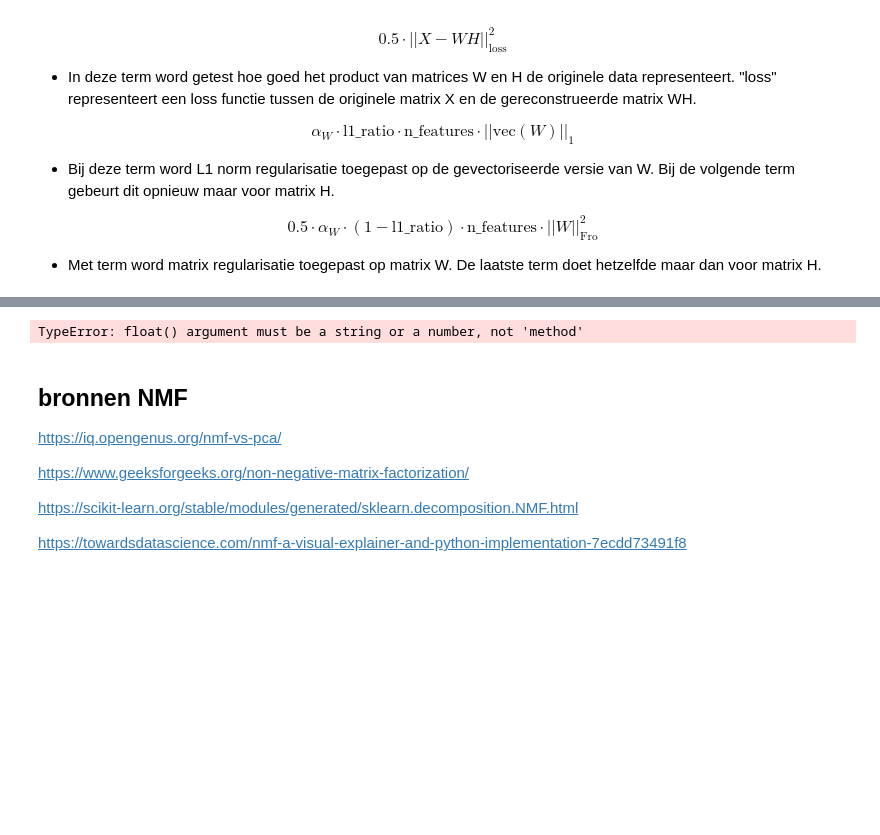
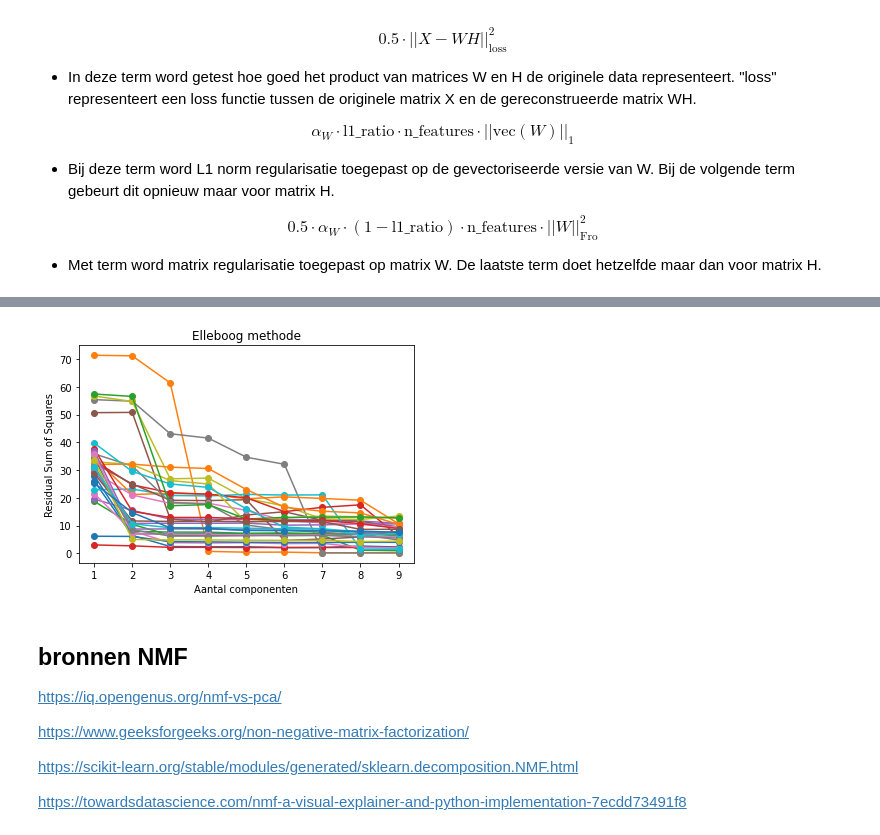
Before and after one commit to BJHeemskerk/MachineLearning, a Jupyter notebook: Muziek/Opdracht 3_final.ipynb, the cells around one changed output, grey strips where cells are left out. Drawn from its saved outputs; the diff is of its cells as text; code cells hidden in the pictures; blank space fills up the shorter version.

```diff
--- a/Muziek/Opdracht 3_final.ipynb
+++ b/Muziek/Opdracht 3_final.ipynb
@@ -1830,3 +1830,15 @@ Wiskundige uitleg:
 
  $$0.5 \cdot \alpha_W \cdot (1 - \text{l1\_ratio}) \cdot \text{n\_features} \cdot ||W||_{\text{Fro}}^2$$
 - Met term word matrix regularisatie toegepast op matrix W. De laatste term doet hetzelfde maar dan voor matrix H.
+# %%
+# Omdat nmf niet gebruikt kan worden met negatieve waardes moeten we eerst zorgen
+# dat we alleen maar positieve data hebben.
+
+nmfdf = scdf.copy()
+
+nmfdf[nmfdf < 0] = 0
+
+# Fill NaN values with zero
+nmfdf = nmfdf.fillna(0)
+
+nmfdf.head()
@@ -1833,22 +1854,27 @@ Wiskundige uitleg:
 # %%
 # Hier word bepaald hoeveel componenten we gebruiken voor NMF
 components_range = range(1, 10)
-explained_variances = []
+residual_sums_of_squares = []
 
-# loop om de range van componenten te controleren
+# Loop om range van componenten te checken
 for n_components in components_range:
     nmf_model = NMF(n_components=n_components)
-    nmf_result = nmf_model.fit_transform(dfNMF)
-    explained_variances.append(nmf_model.explained_variance_ratio_.sum())
+    nmf_result = nmf_model.fit_transform(nmfdf)
 
-# plot om te zien wat het beste aantal componenten is
-plt.plot(components_range, explained_variances, marker='o')
+    reconstructed_data = np.dot(nmf_result, nmf_model.components_)
+
+    rss = np.sum((nmfdf - reconstructed_data) ** 2)
+
+    residual_sums_of_squares.append(rss)
+
+# Plot om het optimate aantal componenten te bepalen
+plt.plot(components_range, residual_sums_of_squares, marker='o')
 plt.xlabel('Aantal componenten')
-plt.ylabel('Variantie')
-plt.title('Elleboog methode NMF')
+plt.ylabel('Residual Sum of Squares')
+plt.title('Elleboog methode')
 plt.show()
 # %% [output]
-TypeError: float() argument must be a string or a number, not 'method'
+[figure, added]
 # %%
 # Omdat het dataframe op dit punt nog veranderd, hebben er voor gekozen om een functie aan te maken voor het toepassen van NMF.
 
```
Also changed, not shown: parts of 3 cells of this notebook.
